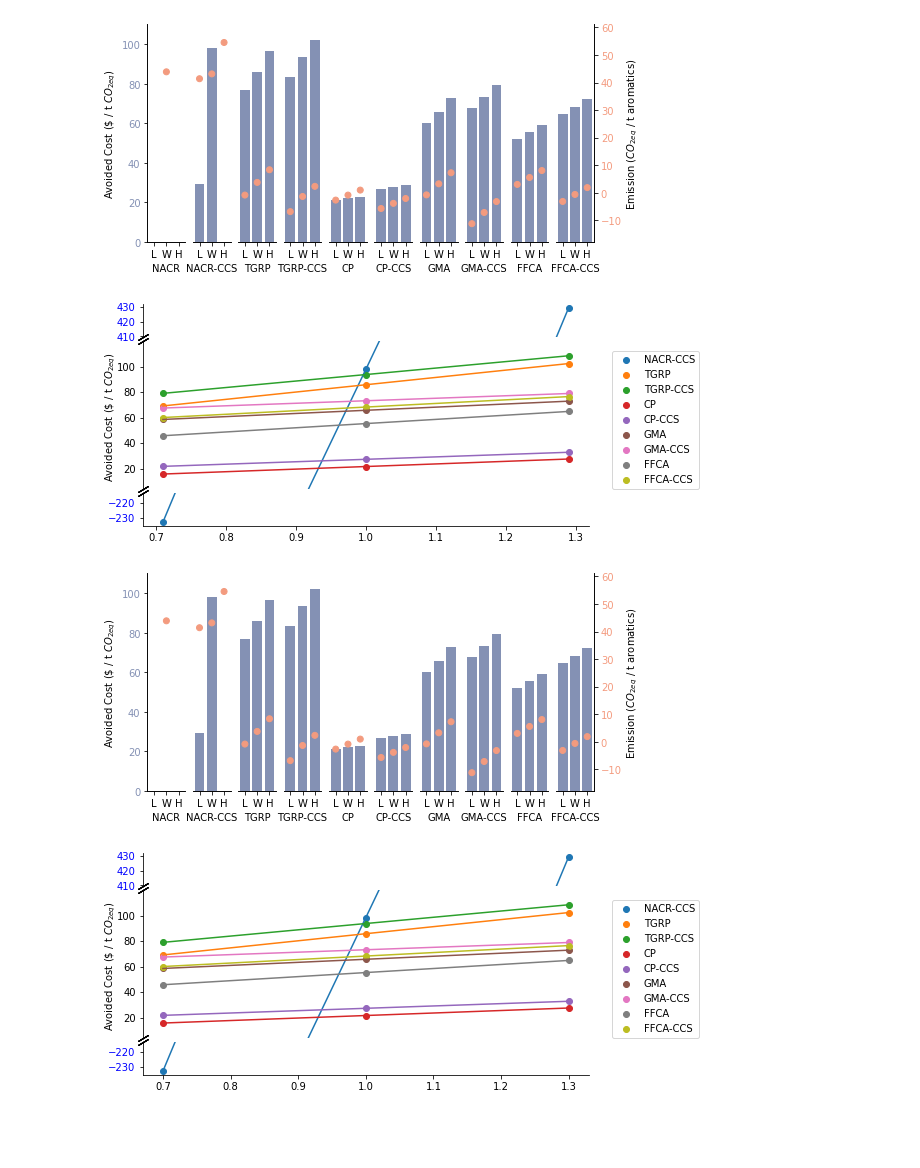
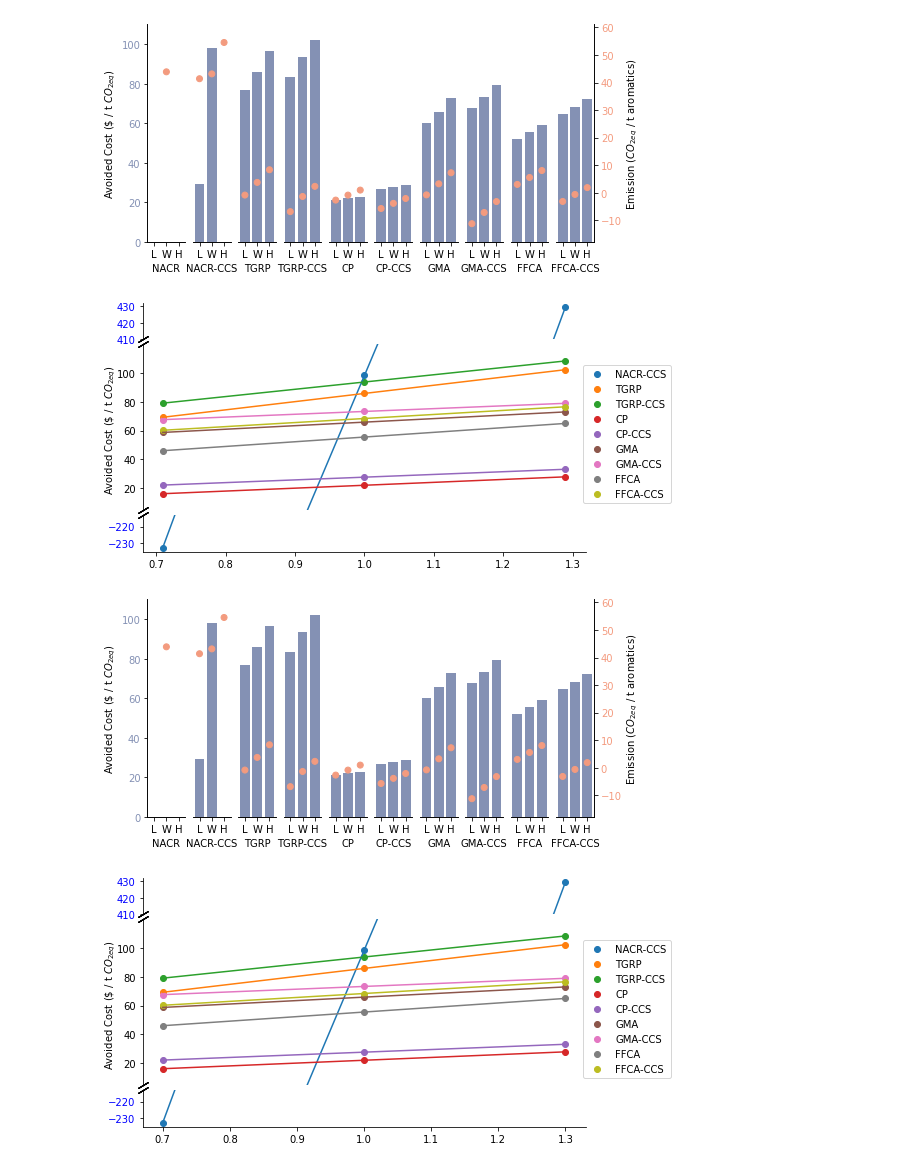
Before and after one commit to zhenhua-zhang/avoided_emission_cost, a Jupyter notebook: sensitivity_plot.ipynb, the cells around one changed output. Saved outputs shown, nothing was run; the diff lists cells and outputs as text; code cells hidden in the pictures; blank space fills up the shorter version.

```diff
--- a/sensitivity_plot.ipynb
+++ b/sensitivity_plot.ipynb
@@ -108,24 +92,21 @@ data_map = {
 
 }
 # %%
-def fetch_data(item: str, data_map: dict, dbpath: str, scale: bool = True):
+def fetch_data(item: str, data_map: dict, db_conn: str, scale: bool = True):
     """Fetch cost data"""
-    # All avoided cost
-    db = pd.read_excel(dbpath, header=1, index_col=0)
-
     # Emission
     emission = data_map[item]["emission"]
 
     emit_df = None
     if emission:
-        emit_df = db.loc[:, emission["emission"] + emission["cost"]]
+        emit_df = db_conn.loc[:, emission["emission"] + emission["cost"]]
 
     avoided_cost = data_map[item]["avoided_cost"]
 
     # Avoided cost
     avct_df, ct_fcts = None, None
     if avoided_cost:
-        avct_df = db.loc[:, avoided_cost["y_data"]]
+        avct_df = db_conn.loc[:, avoided_cost["y_data"]]
 
         # Item scales
         ct_fcts = avoided_cost["x_data"]
@@ -303,9 +284,14 @@ def plot_line(y_data, x_data, figsize = (7, 7), broken: bool = False):
     fig_wd, fig_ht = figsize
     fig.set_figwidth(fig_wd)
     fig.set_figheight(fig_ht)
+    fig.set_tight_layout(True)
 
-    fig.legend(bbox_to_anchor=(1.1, 0.75))
+    fig.legend(bbox_to_anchor=(1.15, 0.75))
 # %%
 # Workspace variables
 # wk_dir = os.path.join(os.environ["HOME"], "Documents/projects/wp_supply_chain")
-dbpath = f"./Sensitivity analysis.xlsx"
+db_name = f"Sensitivity analysis.xlsx"
+db_pool = files.upload() # For now, the data is in confidential, using the uploading method to read data
+
+# All avoided cost
+db_conn = pd.read_excel(io.BytesIO(db_pool[db_name]), header=1, index_col=0)
@@ -312,26 +301,26 @@ dbpath = f"./Sensitivity analysis.xlsx"
 # %%
 item = "biomass"
-emit, avct = fetch_data(item, data_map, dbpath)
+emit, avct = fetch_data(item, data_map, db_conn)
 
 if emit is not None: # some emission data are not available
     plot_vbar(emit, (8, 4))
 
 if all([x is not None for x in avct]):
-    plot_line(*avct, (8, 4), broken=True)
+    plot_line(*avct, (7, 4), broken=True)
 # %% [output]
 [figure]
-[figure, old version]
+[figure, new version]
 # %%
 item = "naphtha"
-emit, avct = fetch_data(item, data_map, dbpath)
+emit, avct = fetch_data(item, data_map, db_conn)
 
 if emit is not None: # some emission data are not available
     plot_vbar(emit, (8, 4))
 
 if all([x is not None for x in avct]):
-    plot_line(*avct, (8, 4), broken=True)
+    plot_line(*avct, (7, 4), broken=True)
 # %% [output]
 [figure]
-[figure, old version]
+[figure, new version]
 # %%
 item = "natural_gas"
```
Also changed, not shown: parts of 10 cells of this notebook.
